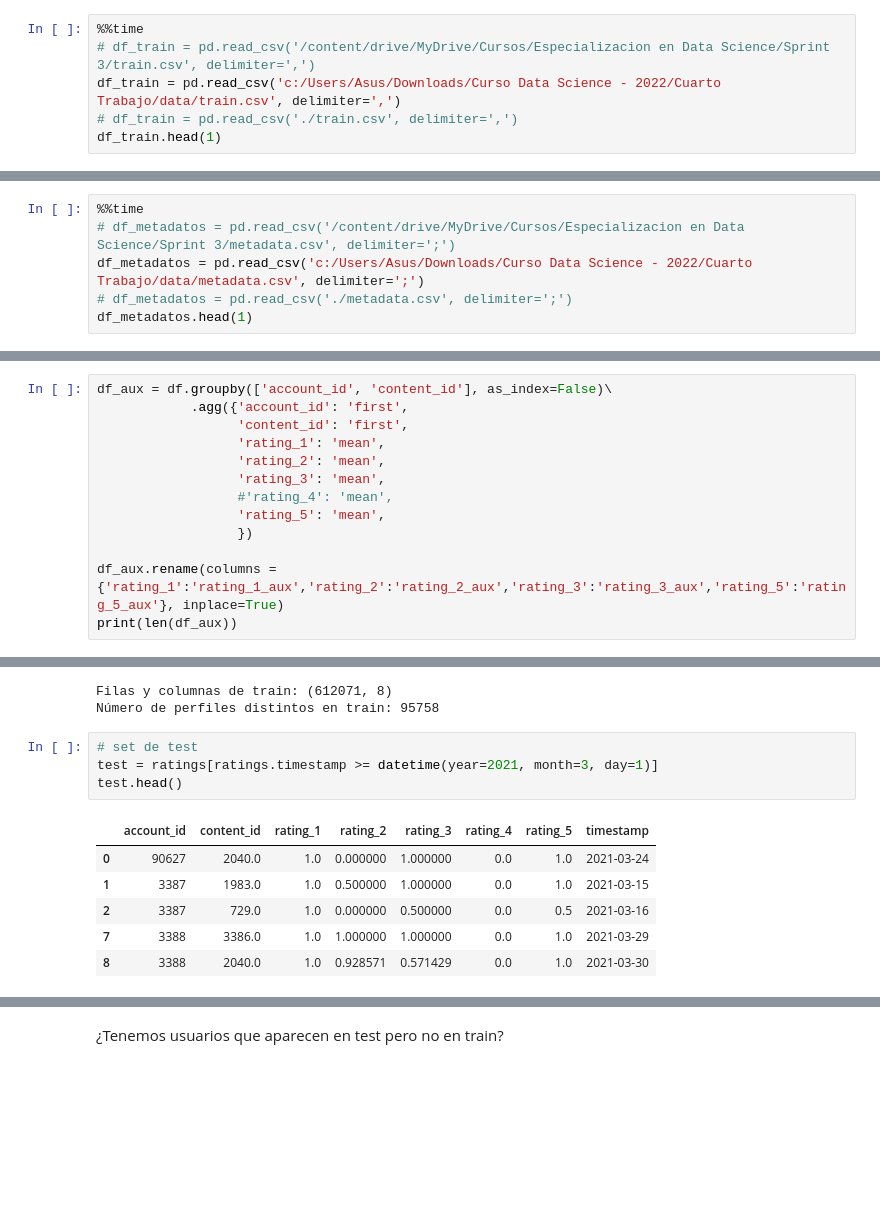
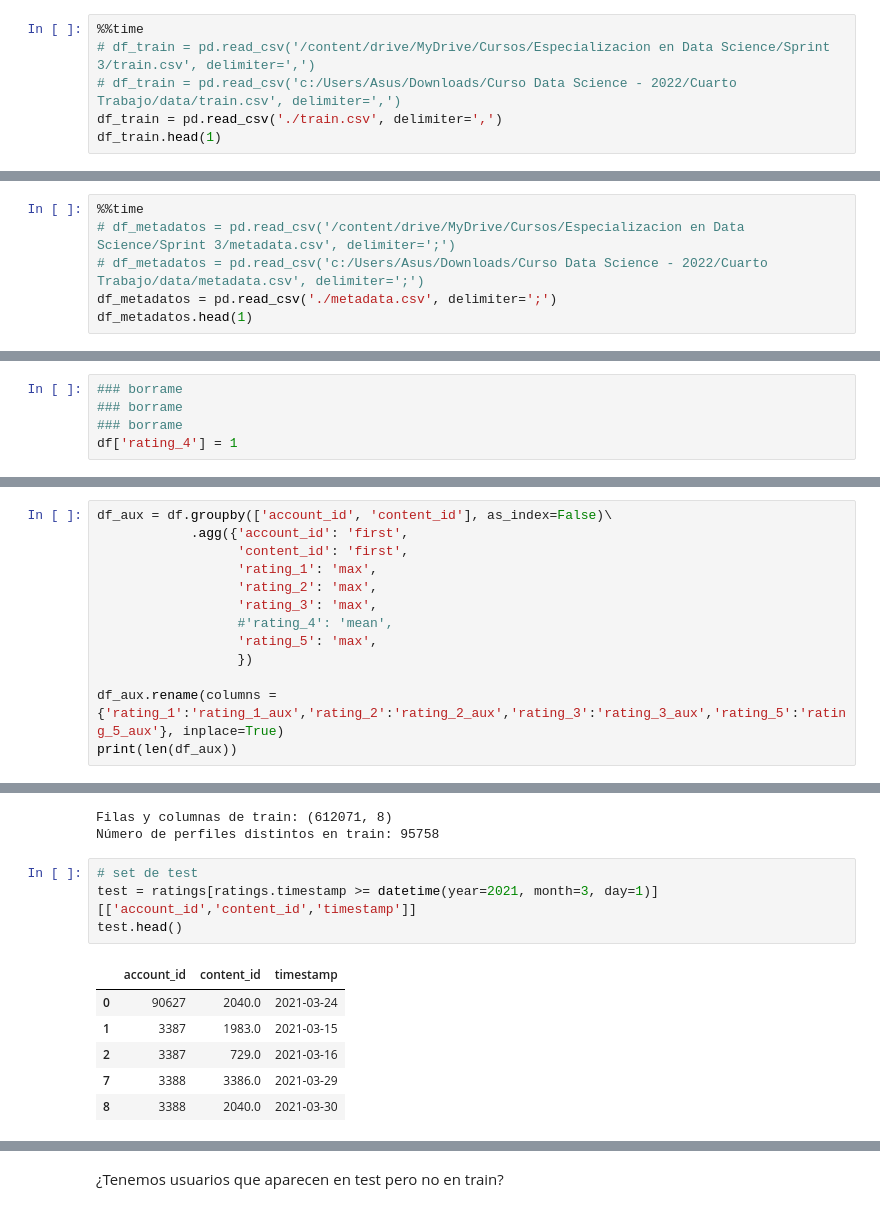
Before and after one commit to ivanjavierparra/Data-Science-Sprint-3, a Jupyter notebook: Entrega_3.ipynb, the cells around one changed output, grey strips where cells are left out. Drawn from its saved outputs; the diff is of its cells as text; blank space fills up the shorter version.

```diff
--- a/Entrega_3.ipynb
+++ b/Entrega_3.ipynb
@@ -82,7 +82,7 @@ Leemos train.csv y metadatos.csv
 # %%
 %%time
 # df_train = pd.read_csv('/content/drive/MyDrive/Cursos/Especializacion en Data Science/Sprint 3/train.csv', delimiter=',')
-df_train = pd.read_csv('c:/Users/Asus/Downloads/Curso Data Science - 2022/Cuarto Trabajo/data/train.csv', delimiter=',')
-# df_train = pd.read_csv('./train.csv', delimiter=',')
+# df_train = pd.read_csv('c:/Users/Asus/Downloads/Curso Data Science - 2022/Cuarto Trabajo/data/train.csv', delimiter=',')
+df_train = pd.read_csv('./train.csv', delimiter=',')
 df_train.head(1)
 # %% [output]
@@ -90,7 +93,7 @@ Wall time: 10.3 s
 # %%
 %%time
 # df_metadatos = pd.read_csv('/content/drive/MyDrive/Cursos/Especializacion en Data Science/Sprint 3/metadata.csv', delimiter=';')
-df_metadatos = pd.read_csv('c:/Users/Asus/Downloads/Curso Data Science - 2022/Cuarto Trabajo/data/metadata.csv', delimiter=';')
-# df_metadatos = pd.read_csv('./metadata.csv', delimiter=';')
+# df_metadatos = pd.read_csv('c:/Users/Asus/Downloads/Curso Data Science - 2022/Cuarto Trabajo/data/metadata.csv', delimiter=';')
+df_metadatos = pd.read_csv('./metadata.csv', delimiter=';')
 df_metadatos.head(1)
 # %% [output]
@@ -773,6 +758,11 @@ Wall time: 359 ms
 # %%
 def buscar_rating(account_id, content_id):
     return df_r4[(df_r4.account_id == account_id) &(df_r4.content_id == content_id)].iloc[0]['rating']
+# %%
+### borrame
+### borrame
+### borrame
+df['rating_4'] = 1
 # %% [markdown]
 <b>Opción 5: Opción 2 + Opción 3</b>
 # %% [markdown]
@@ -795,11 +785,11 @@ Al momento de splitear puede ser que para un perfil y contenido el rating sea 'x
 df_aux = df.groupby(['account_id', 'content_id'], as_index=False)\
             .agg({'account_id': 'first',
                   'content_id': 'first',
-                  'rating_1': 'mean',
-                  'rating_2': 'mean',
-                  'rating_3': 'mean',
+                  'rating_1': 'max',
+                  'rating_2': 'max',
+                  'rating_3': 'max',
                   #'rating_4': 'mean',
-                  'rating_5': 'mean',
+                  'rating_5': 'max',
                   })
 
 df_aux.rename(columns = {'rating_1':'rating_1_aux','rating_2':'rating_2_aux','rating_3':'rating_3_aux','rating_5':'rating_5_aux'}, inplace=True)
@@ -872,15 +862,15 @@ Filas y columnas de train: (612071, 8)
 Número de perfiles distintos en train: 95758
 # %%
 # set de test
-test = ratings[ratings.timestamp >= datetime(year=2021, month=3, day=1)]
+test = ratings[ratings.timestamp >= datetime(year=2021, month=3, day=1)][['account_id','content_id','timestamp']]
 test.head()
 # %% [output]
-|  | account_id | content_id | rating_1 | rating_2 | rating_3 | rating_4 | rating_5 | timestamp |
-| 0 | 90627 | 2040.0 | 1.0 | 0.000000 | 1.000000 | 0.0 | 1.0 | 2021-03-24 |
-| 1 | 3387 | 1983.0 | 1.0 | 0.500000 | 1.000000 | 0.0 | 1.0 | 2021-03-15 |
-| 2 | 3387 | 729.0 | 1.0 | 0.000000 | 0.500000 | 0.0 | 0.5 | 2021-03-16 |
-| 7 | 3388 | 3386.0 | 1.0 | 1.000000 | 1.000000 | 0.0 | 1.0 | 2021-03-29 |
-| 8 | 3388 | 2040.0 | 1.0 | 0.928571 | 0.571429 | 0.0 | 1.0 | 2021-03-30 |
+|  | account_id | content_id | timestamp |
+| 0 | 90627 | 2040.0 | 2021-03-24 |
+| 1 | 3387 | 1983.0 | 2021-03-15 |
+| 2 | 3387 | 729.0 | 2021-03-16 |
+| 7 | 3388 | 3386.0 | 2021-03-29 |
+| 8 | 3388 | 2040.0 | 2021-03-30 |
 # %%
 print(f"Filas y columnas de test: {test.shape}")
 print(f"Número de perfiles distintos en test: {test.account_id.nunique()}")
```
Also changed, not shown: parts of 84 cells of this notebook.
